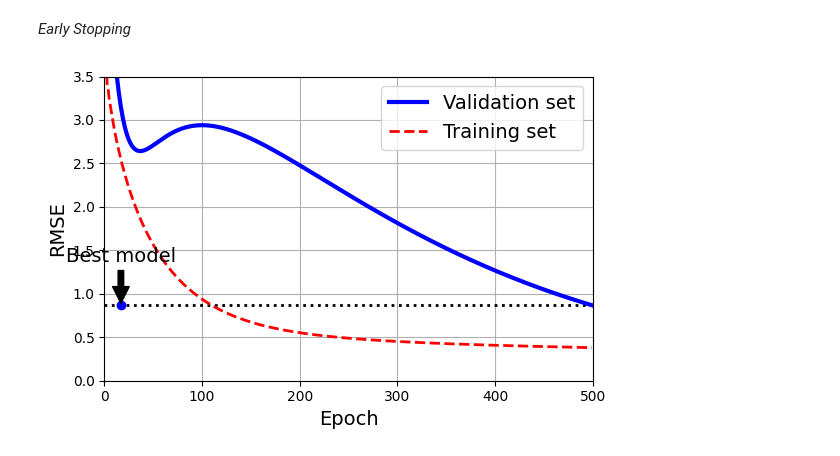
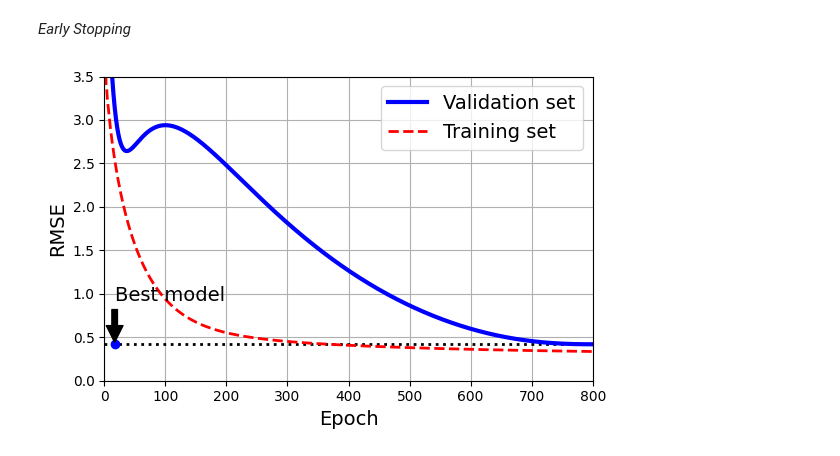
Before and after one commit to Wil1756/100-Days-of-ML, a Jupyter notebook: training_models.ipynb, the cells around one changed output. Saved outputs shown, nothing was run; the diff lists cells and outputs as text; code cells hidden in the pictures.

```diff
--- a/training_models.ipynb
+++ b/training_models.ipynb
@@ -661,7 +661,7 @@ preprocessing = make_pipeline(PolynomialFeatures(degree=90, include_bias=False),
 X_train_prep = preprocessing.fit_transform(X_train)
 X_valid_prep = preprocessing.transform(X_valid)
 sgd_reg = SGDRegressor(penalty=None, eta0=0.002, random_state=42)
-n_epochs = 500
+n_epochs = 800
 best_valid_rmse = float('inf')
 train_errors, val_errors = [], []
 
@@ -669,32 +669,32 @@ for epoch in range(n_epochs):
     sgd_reg.partial_fit(X_train_prep, y_train)
     y_valid_predict = sgd_reg.predict(X_valid_prep)
     val_error = root_mean_squared_error(y_valid, y_valid_predict)
     if val_error < best_valid_rmse:
         best_valid_rmse = val_error
         best_model  = deepcopy(sgd_reg)
 
     y_train_predict = sgd_reg.predict(X_train_prep)
     train_error = root_mean_squared_error(y_train, y_train_predict)
     val_errors.append(val_error)
     train_errors.append(train_error)
 
 best_epoch = np.argmin(valid_errors)
 plt.figure(figsize=(6, 4))
 plt.annotate('Best model',
              xy=(best_epoch, best_valid_rmse),
              xytext=(best_epoch, best_valid_rmse + 0.5),
-             ha="center",
+             ha="left",
              arrowprops=dict(facecolor='black', shrink=0.05))
 plt.plot([0, n_epochs], [best_valid_rmse, best_valid_rmse], "k:", linewidth=2)
 plt.plot(val_errors, "b-", linewidth=3, label="Validation set")
 plt.plot(best_epoch, best_valid_rmse, "bo")
 plt.plot(train_errors, "r--", linewidth=2, label="Training set")
 plt.legend(loc="upper right")
 plt.xlabel("Epoch")
 plt.ylabel("RMSE")
 plt.axis([0, n_epochs, 0, 3.5])
 plt.grid()
 save_fig("early_stopping_plot")
 plt.show()
 # %% [output]
-[figure, old version]
+[figure, new version]
```
Also changed, not shown: parts of 3 cells of this notebook.
